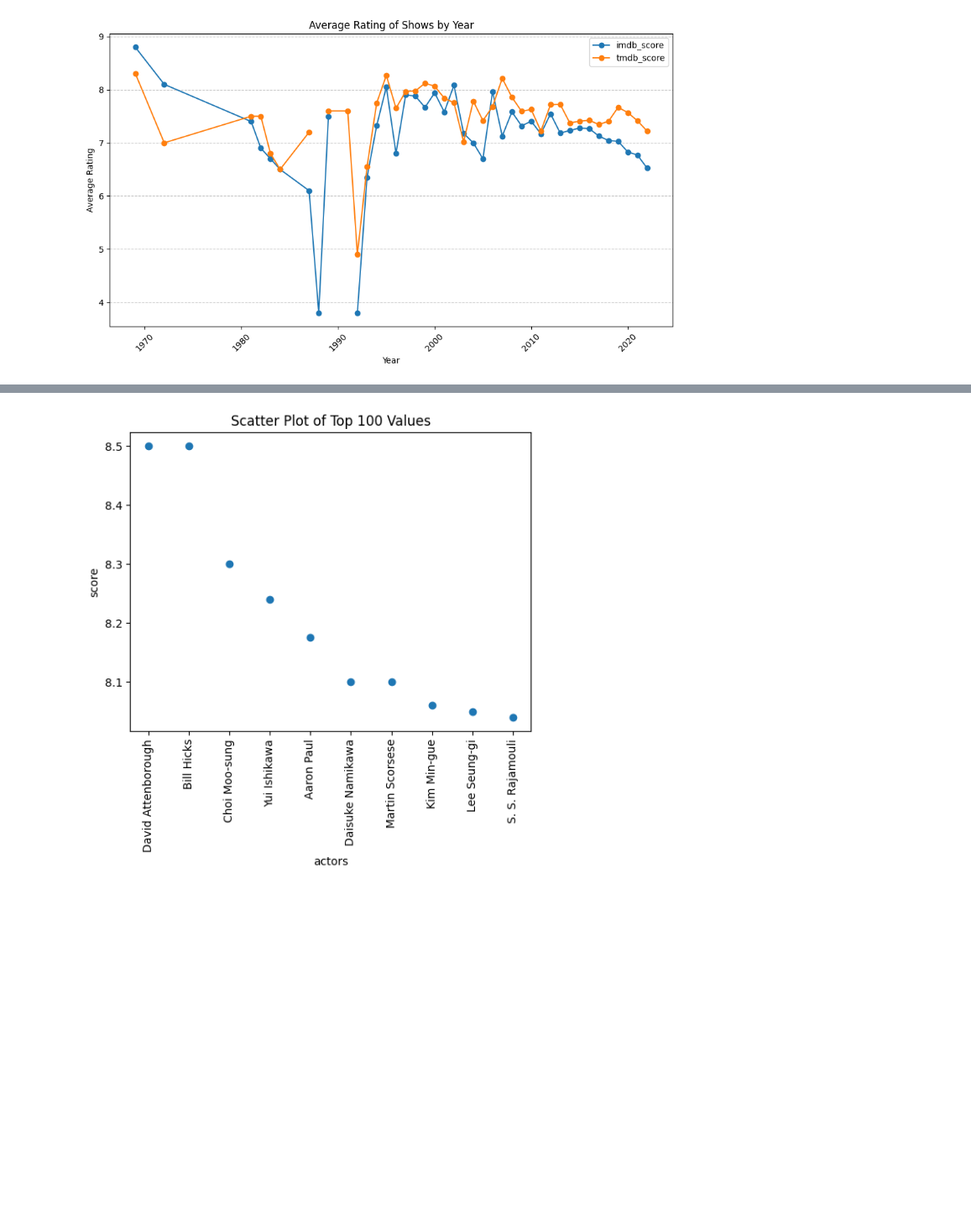
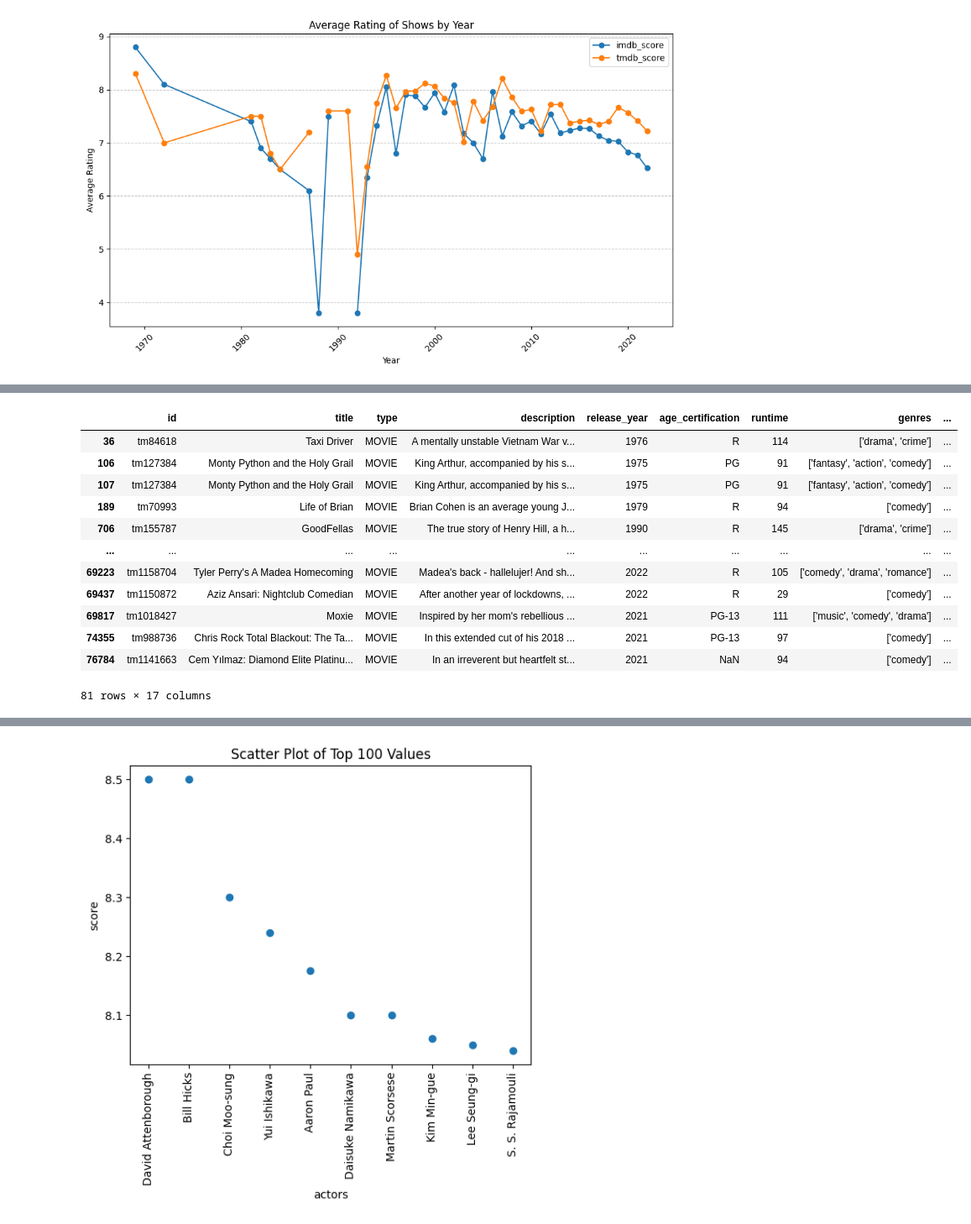
Before and after one commit to Vladboy2/EECS3401FinalProject, a Jupyter notebook: MovieShowPredictor.ipynb, the cells around one changed output, grey strips where cells are left out. Shown: that part at 84% size. Cells and saved outputs as stored; diff of their text form; code cells hidden in the pictures; blank space fills up the shorter version.

```diff
--- a/MovieShowPredictor.ipynb
+++ b/MovieShowPredictor.ipynb
@@ -176,3 +193,21 @@ filtered_df = combined_df[combined_df['person_id'].isin(actors_more_than_one_mov
+# %%
+director_df = combined_df[(combined_df['person_id'].isin(actors_more_than_one_movie))]
+director_df=director_df[director_df['role']=='DIRECTOR']
+director_df
+# %% [output]
+|  | id | title | type | description | release_year | age_certification | runtime | genres | ... |
+| 36 | tm84618 | Taxi Driver | MOVIE | A mentally unstable Vietnam War v... | 1976 | R | 114 | ['drama', 'crime'] | ... |
+| 106 | tm127384 | Monty Python and the Holy Grail | MOVIE | King Arthur, accompanied by his s... | 1975 | PG | 91 | ['fantasy', 'action', 'comedy'] | ... |
+| 107 | tm127384 | Monty Python and the Holy Grail | MOVIE | King Arthur, accompanied by his s... | 1975 | PG | 91 | ['fantasy', 'action', 'comedy'] | ... |
+| 189 | tm70993 | Life of Brian | MOVIE | Brian Cohen is an average young J... | 1979 | R | 94 | ['comedy'] | ... |
+| 706 | tm155787 | GoodFellas | MOVIE | The true story of Henry Hill, a h... | 1990 | R | 145 | ['drama', 'crime'] | ... |
+| ... | ... | ... | ... | ... | ... | ... | ... | ... | ... |
+| 69223 | tm1158704 | Tyler Perry's A Madea Homecoming | MOVIE | Madea's back - hallelujer! And sh... | 2022 | R | 105 | ['comedy', 'drama', 'romance'] | ... |
+| 69437 | tm1150872 | Aziz Ansari: Nightclub Comedian | MOVIE | After another year of lockdowns, ... | 2022 | R | 29 | ['comedy'] | ... |
+| 69817 | tm1018427 | Moxie | MOVIE | Inspired by her mom's rebellious ... | 2021 | PG-13 | 111 | ['music', 'comedy', 'drama'] | ... |
+| 74355 | tm988736 | Chris Rock Total Blackout: The Ta... | MOVIE | In this extended cut of his 2018 ... | 2021 | PG-13 | 97 | ['comedy'] | ... |
+| 76784 | tm1141663 | Cem Yılmaz: Diamond Elite Platinu... | MOVIE | In an irreverent but heartfelt st... | 2021 | NaN | 94 | ['comedy'] | ... |
+81 rows × 17 columns
 # %%
 actor_avg_scores = filtered_df.groupby('name')['imdb_score'].mean().reset_index().dropna()
 actor_avg_scores
```
Also changed, not shown: parts of 3 cells of this notebook.
